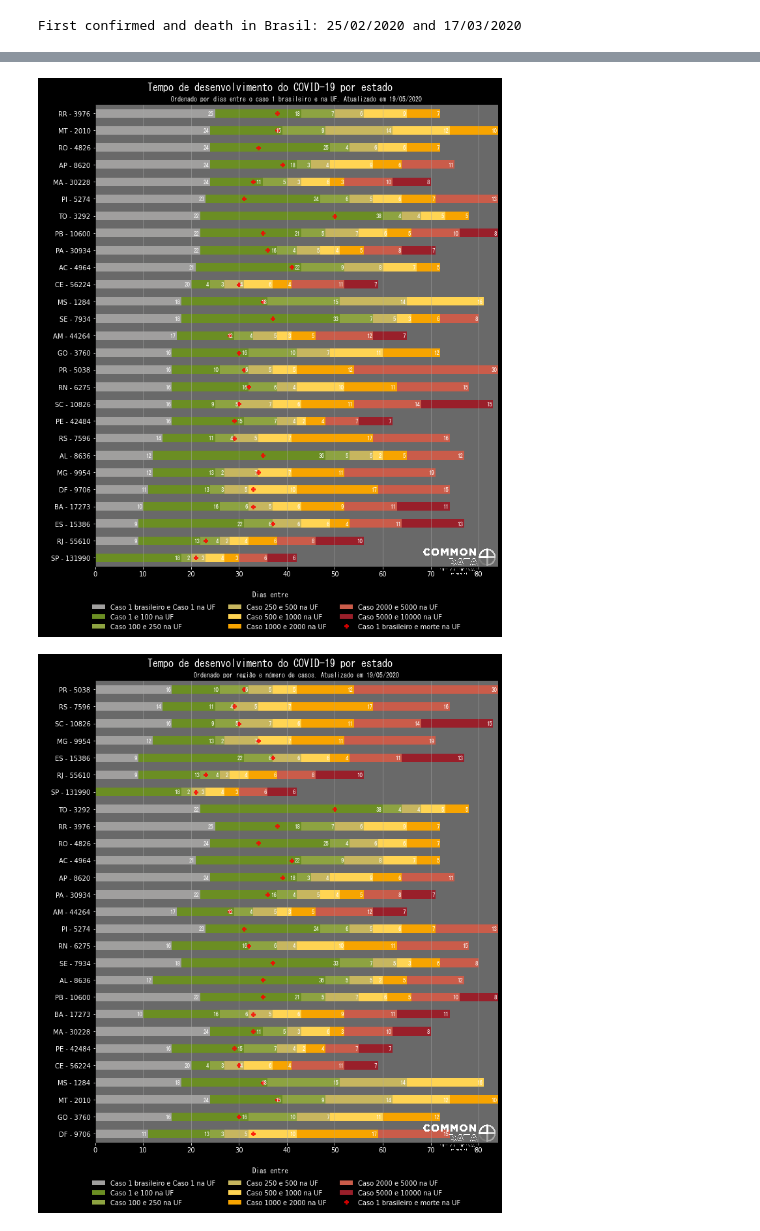
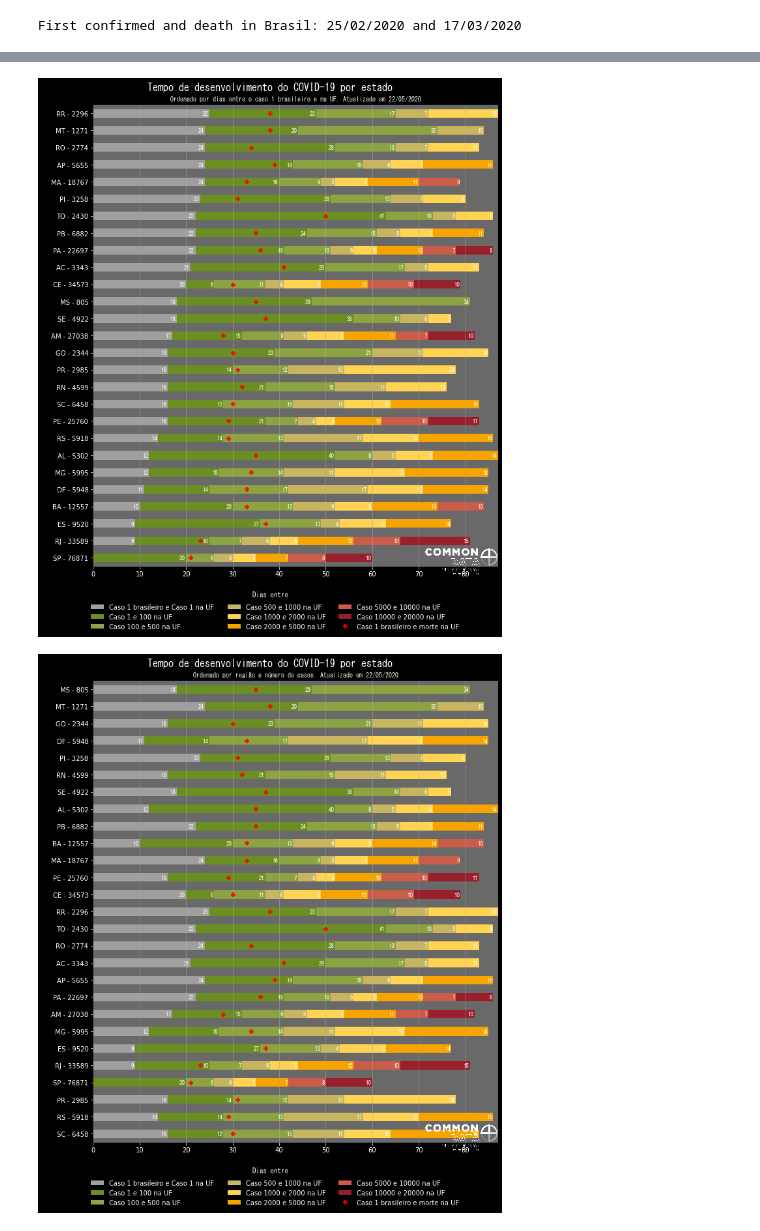
Before and after one commit to common-data/common-data, a Jupyter notebook: Corona Analise - Desenvolvimento do Corona por UF.ipynb, the cells around one changed output, grey strips where cells are left out. Saved outputs shown, nothing was run; the diff lists cells and outputs as text; code cells hidden in the pictures.

Commit message:
Updating graph to most recent data

```diff
--- a/Corona Analise - Desenvolvimento do Corona por UF.ipynb
+++ b/Corona Analise - Desenvolvimento do Corona por UF.ipynb
@@ -9,6 +9,8 @@ import matplotlib.pyplot as plt
 import matplotlib
 # %%
 # Importing the Excel file with all the cities
-covid_munic = pd.read_excel("BRASILIO_2005 (version 1).xlsx")
+# covid_munic = pd.read_excel("BRASILIO_2005 (version 1).xlsx")
+covid_munic = pd.read_csv("caso_full.csv")
+covid_munic["date"] = pd.to_datetime(covid_munic['date'], format="%Y/%m/%d")
 covid_munic.head(1)
 # %% [output]
@@ -24,12 +55,13 @@ Last updated in: 20/05/2020
 # Only leaving cases where we have at least one confirmed or one death
 # And then create a cumulative frequency for confirmed cases and death
 
-covid_uf = covid_munic.groupby(["state", "date"])["new_confirmed", "new_deaths"].sum().reset_index()
+covid_uf = covid_munic[covid_munic["place_type"] == "state"].groupby(["state", "date"])["new_confirmed", "new_deaths"].sum().reset_index()
 
 covid_uf = covid_uf[(covid_uf["new_confirmed"] > 0) | (covid_uf["new_deaths"] > 0)]
 
 covid_uf["date"] = pd.to_datetime(covid_uf['date'], format="%Y/%m/%d")
 
+# Adding cumulative
 covid_uf['Cumulative Confirmed'] = covid_uf.groupby('state')['new_confirmed'].cumsum()
 covid_uf['Cumulative Death'] = covid_uf.groupby('state')['new_deaths'].cumsum()
 covid_uf.tail(2)
@@ -60,7 +96,9 @@ date
 Name: state, dtype: int64
 # %%
-# Because we only have 16 states on our last date, we will delete it
-covid_uf = covid_uf[ covid_uf["date"] < max(covid_uf["date"])]
+# Because we only have 15 states on our last date and 23 on our second last, we will delete both
+# covid_uf = covid_uf[ covid_uf["date"] < max(covid_uf["date"])]
+covid_uf = covid_uf[ covid_uf["date"] < max(pd.to_datetime(['2020-05-23'], format="%Y/%m/%d"))]
+
 print("We have {} states with last updated in: {:%d/%m/%Y}".
       format(covid_uf[covid_uf["date"] == max(covid_uf["date"])] ["state"].count(),
              max(covid_uf["date"])))
@@ -148,7 +194,7 @@ def labeling(ax):
             ax.text(label_x, label_y, label_text, ha='right', va='center', fontsize=9, color='white', fontname='MS Gothic')
 
 # Formatting the graph
-def graph_features(ax, fig, logo_position, text_order_by):
+def graph_features(ax, fig, text_order_by):
     # Put the value labels
     labeling(ax)
 
@@ -183,6 +229,7 @@ def graph_features(ax, fig, logo_position, text_order_by):
     plt.xlabel('Dias', fontname='MS Gothic')
 
     # Add logo
+    logo_position = ax.get_xlim()[1] * 0.91
     im = matplotlib.image.imread('logo\marca BRANCA_vertical.png')
     imagebox = matplotlib.offsetbox.OffsetImage(im, zoom=0.0175)
     ab = matplotlib.offsetbox.AnnotationBbox(imagebox, (logo_position, -0.2), frameon = False)
@@ -193,31 +240,31 @@ def graph_features(ax, fig, logo_position, text_order_by):
     fig.subplots_adjust(top=0.94)
 
 # Making the graph
+# Taken from here: https://pstblog.com/2016/10/04/stacked-charts
+# But changed to a barh
 def creating_graph(table, text_order_by, with_grey=1):
     fig, ax = plt.subplots(figsize=(10,12))
 
     margin_bottom = np.zeros(len(table['Estado'].drop_duplicates()))
 
     # Creating the stacked bars
-    for num, month in enumerate(columns_for_graph[::-1]):
+    for num, variable in enumerate(columns_for_graph[::-1]):
 
-        rects = table.plot.barh(x="Estado",y=columns_for_graph[num], ax=ax, stacked=True,
+        rects = table.fillna(0).plot.barh(x="Estado",y=columns_for_graph[num], ax=ax, stacked=True,
                                         left = margin_bottom, color=colors[num],
                                         label=str(columns_for_graph[num]).replace("Dias entre ", "") )
-        margin_bottom += table[columns_for_graph[num]]
+        margin_bottom += table[columns_for_graph[num]].fillna(value = 0)
 
     # Adding the 1st deaths
     if with_grey == 1:
         grey_var = "Dias entre Caso 1 brasileiro e morte na UF"
-        logo_position = 76
     else:
         grey_var = "Dias entre Caso 1 e morte na UF"
-        logo_position = 62
     marker = plt.plot(table[grey_var], table["Estado"]
-             , marker="P", linestyle="", alpha=0.8, color="red", label="Caso 1 brasileiro e morte na UF")
+             , marker="P", linestyle="", alpha=0.8, color="red", label=str(grey_var).replace("Dias entre ", ""))
 
 
-    graph_features(ax, fig, logo_position, text_order_by)
+    graph_features(ax, fig, text_order_by)
 # %%
 # With grey bar
 columns_for_graph = [k for k in list(covid_uf_summary.columns)  if 'Dias entre Caso' in k]
@@ -252,18 +297,18 @@ creating_graph(covid_uf_summary, "dias entre o caso 1 brasileiro e na UF")
 
 plt.savefig('Tempo de desenvolvimento do Covid por estado_comcinza_primeiro atingidas.png', facecolor="black")
 # %% [output]
-[figure, old version]
+[figure, new version]
 # %%
 # With grey and ordered by Region and # cases
 
 covid_uf_summary.sort_values(by=["Region", "new_confirmed"]
-                             , ascending = (True, False), inplace=True)
+                             , ascending = (False, False), inplace=True)
 
 creating_graph(covid_uf_summary, "região e número de casos")
 
 plt.savefig('Tempo de desenvolvimento do Covid por estado_comcinza_regiao.png', facecolor="black")
 # %% [output]
-[figure, old version]
+[figure, new version]
 # %%
 columns_for_graph = [k for k in list(covid_uf_summary.columns)  if 'Dias entre Caso' in k]
 columns_for_graph.remove('Dias entre Caso 1 brasileiro e morte na UF')
```
Also changed, not shown: parts of 17 cells of this notebook.
